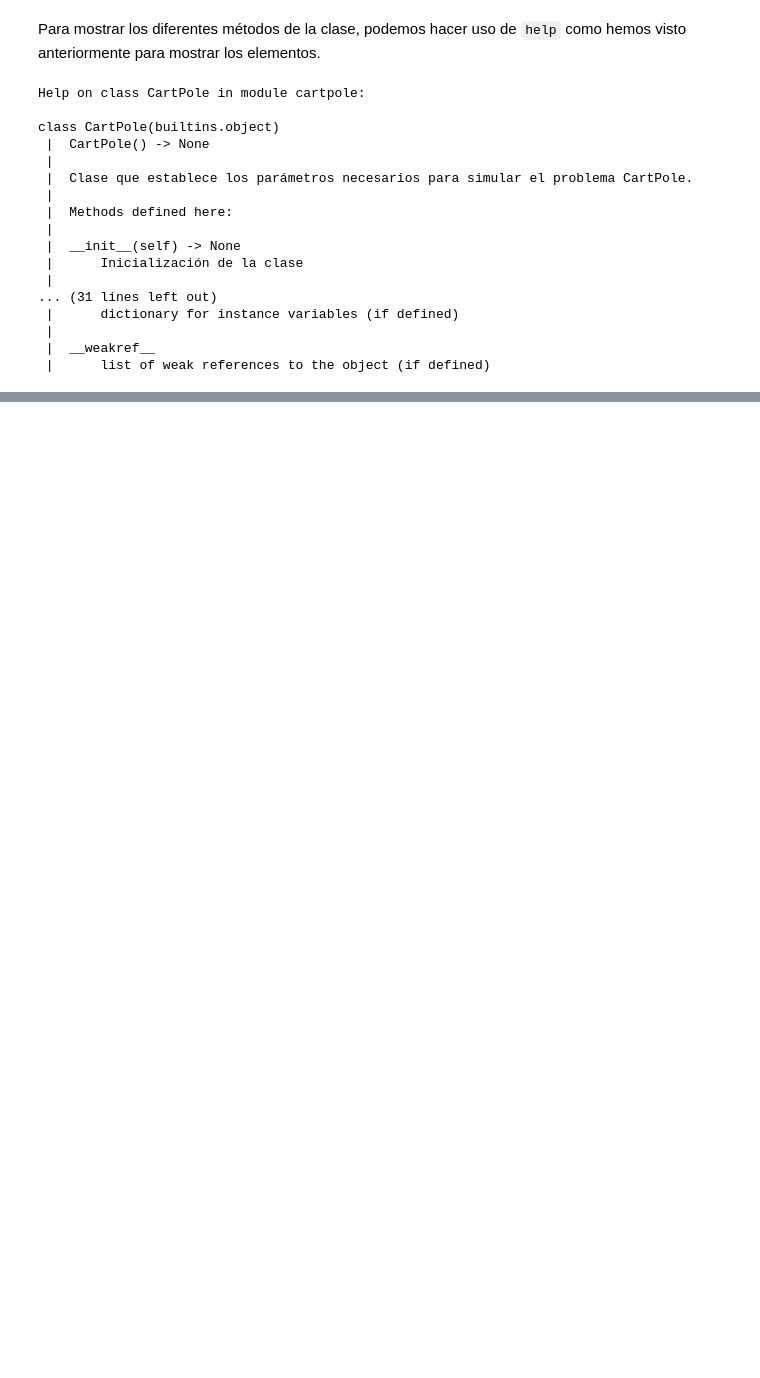
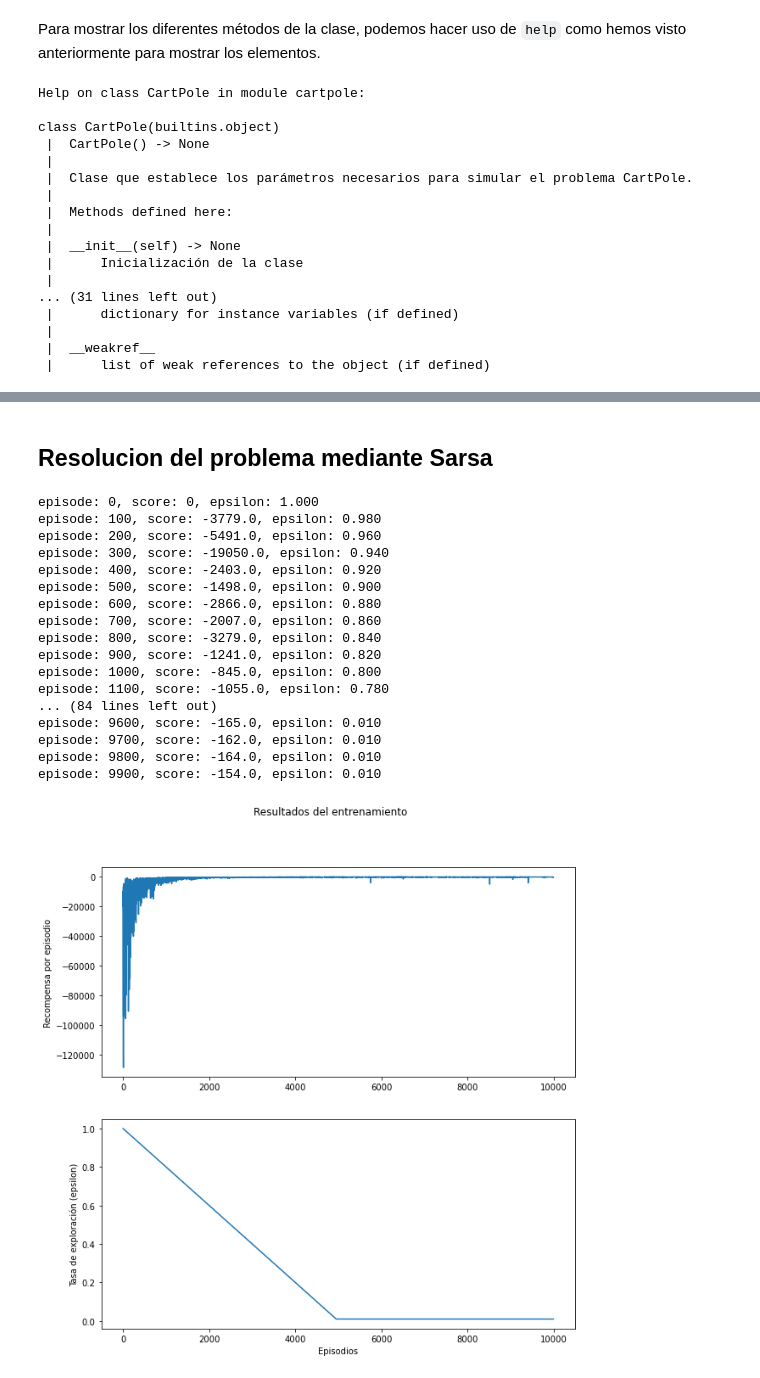
Before and after one commit to kennyfh/SVRAI, a Jupyter notebook: Ejercicios.ipynb, the cells around one changed output, grey strips where cells are left out. Drawn from its saved outputs; the diff is of its cells as text; code cells hidden in the pictures; blank space fills up the shorter version.

```diff
--- a/Ejercicios.ipynb
+++ b/Ejercicios.ipynb
@@ -818,0 +868,25 @@ KeyboardInterrupt:
+# %% [markdown]
+## Resolucion del problema mediante Sarsa
+# %%
+mountaincar = MountainCar()
+qfunction = QTable()
+SARSAMountainCar(mountaincar, EpsilonGreedy(), qfunction,print_info=False).execute(episodes=10000)
+# %% [output]
+episode: 0, score: 0, epsilon: 1.000
+episode: 100, score: -3779.0, epsilon: 0.980
+episode: 200, score: -5491.0, epsilon: 0.960
+episode: 300, score: -19050.0, epsilon: 0.940
+episode: 400, score: -2403.0, epsilon: 0.920
+episode: 500, score: -1498.0, epsilon: 0.900
+episode: 600, score: -2866.0, epsilon: 0.880
+episode: 700, score: -2007.0, epsilon: 0.860
+episode: 800, score: -3279.0, epsilon: 0.840
+episode: 900, score: -1241.0, epsilon: 0.820
+episode: 1000, score: -845.0, epsilon: 0.800
+episode: 1100, score: -1055.0, epsilon: 0.780
+... (84 lines left out)
+episode: 9600, score: -165.0, epsilon: 0.010
+episode: 9700, score: -162.0, epsilon: 0.010
+episode: 9800, score: -164.0, epsilon: 0.010
+episode: 9900, score: -154.0, epsilon: 0.010
+[figure, added]
```
Also changed, not shown: parts of 33 cells of this notebook, 6 other files.
